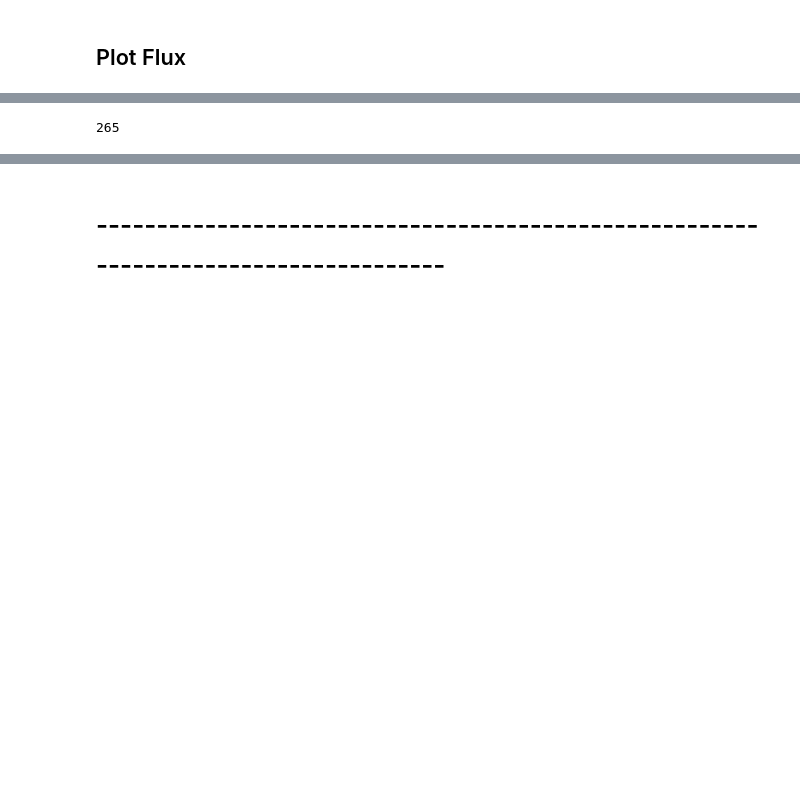
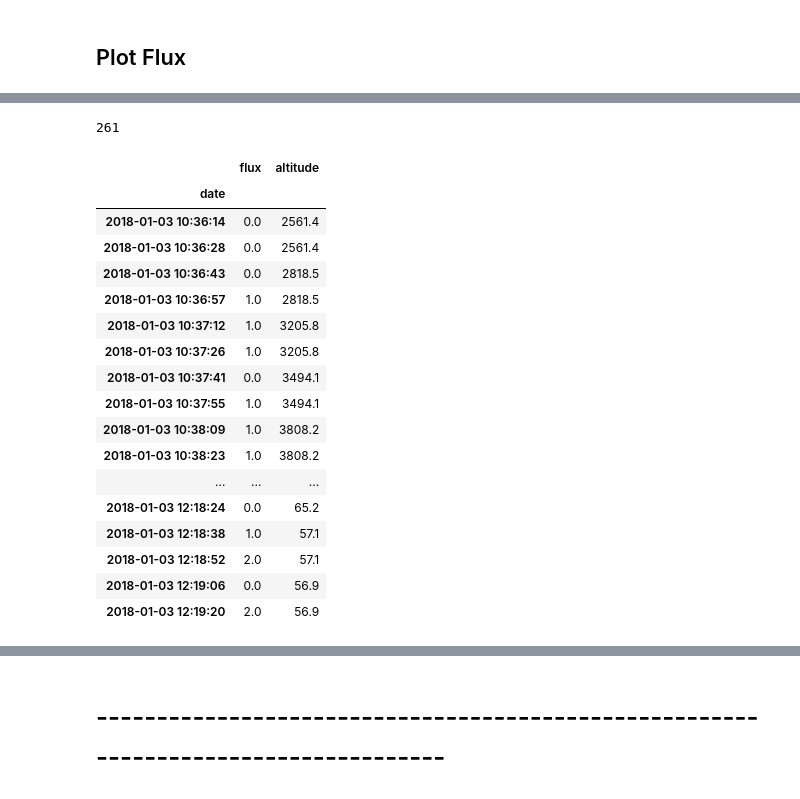
Before and after one commit to ODZ-UJF-AV-CR/AIRDOS-parser, a Jupyter notebook: AIRDOS4_256_flux.ipynb, the cells around one changed output, grey strips where cells are left out. Drawn from its saved outputs; the diff is of its cells as text; code cells hidden in the pictures; blank space fills up the shorter version.

```diff
--- a/AIRDOS4_256_flux.ipynb
+++ b/AIRDOS4_256_flux.ipynb
@@ -184,12 +200,31 @@ plt.ylabel('Flux [counts per 11 s]')
 # %%
 # rc.iloc[:,516:1025]
 #dfo.iloc[:,516:1025]
 #dfo.reset_index(drop=True, inplace=True)
 #dfo.iloc[:,500:]
 #xx.iloc[:,260:515]
 #dfo[range(260,514)]
 #df6
 print NOISE_LEVEL
 xx.iloc[:,268]
+xx[['flux','altitude']]
 # %% [output]
-265
+261
+|  | flux | altitude |
+| date |  |  |
+| 2018-01-03 10:36:14 | 0.0 | 2561.4 |
+| 2018-01-03 10:36:28 | 0.0 | 2561.4 |
+| 2018-01-03 10:36:43 | 0.0 | 2818.5 |
+| 2018-01-03 10:36:57 | 1.0 | 2818.5 |
+| 2018-01-03 10:37:12 | 1.0 | 3205.8 |
+| 2018-01-03 10:37:26 | 1.0 | 3205.8 |
+| 2018-01-03 10:37:41 | 0.0 | 3494.1 |
+| 2018-01-03 10:37:55 | 1.0 | 3494.1 |
+| 2018-01-03 10:38:09 | 1.0 | 3808.2 |
+| 2018-01-03 10:38:23 | 1.0 | 3808.2 |
+| ... | ... | ... |
+| 2018-01-03 12:18:24 | 0.0 | 65.2 |
+| 2018-01-03 12:18:38 | 1.0 | 57.1 |
+| 2018-01-03 12:18:52 | 2.0 | 57.1 |
+| 2018-01-03 12:19:06 | 0.0 | 56.9 |
+| 2018-01-03 12:19:20 | 2.0 | 56.9 |
```
Also changed, not shown: parts of 6 cells of this notebook, 4 other files.
